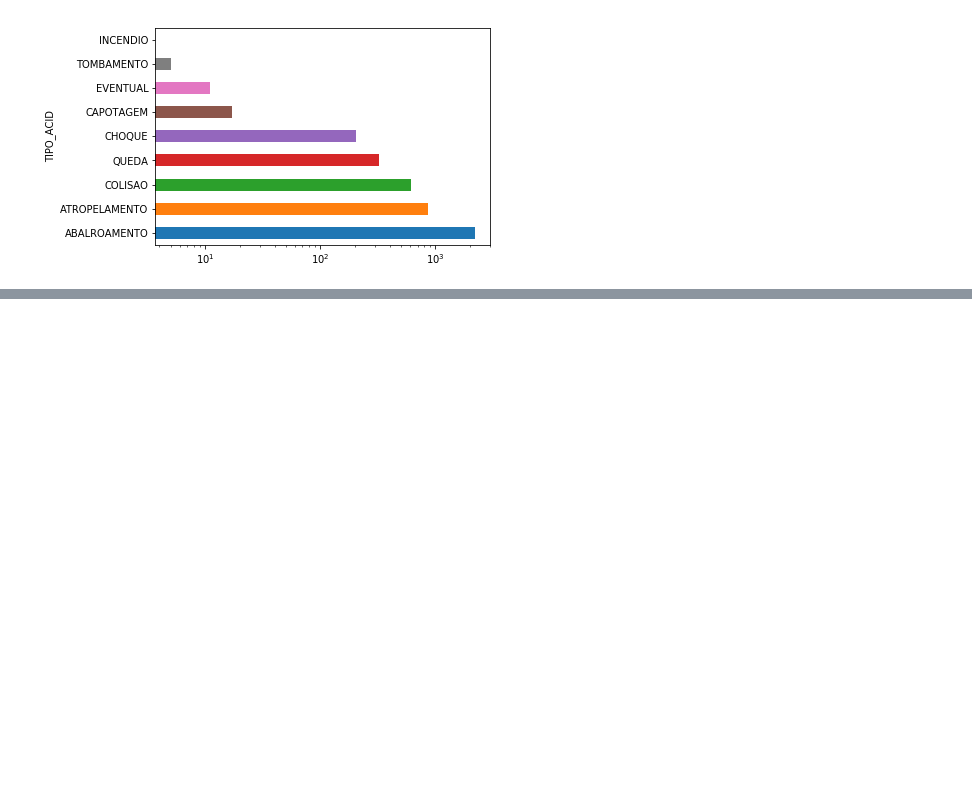
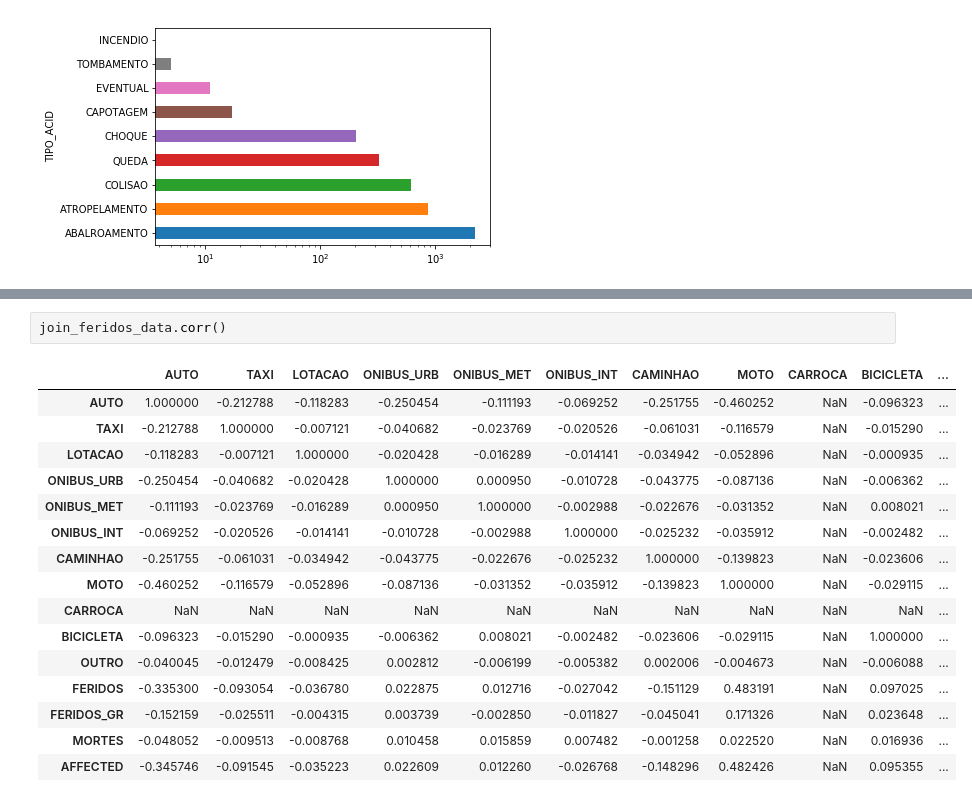
Before and after one commit to if1015-datascience-ufpe/2018-2-projeto-data-lords, a Jupyter notebook: project.ipynb, the cells around one changed output, grey strips where cells are left out. Drawn from its saved outputs; the diff is of its cells as text; blank space fills up the shorter version.

```diff
--- a/project.ipynb
+++ b/project.ipynb
@@ -276,0 +323,19 @@ acident_type_vic.plot.barh(logx=True)
+# %%
+join_feridos_data.corr()
+# %% [output]
+|  | AUTO | TAXI | LOTACAO | ONIBUS_URB | ONIBUS_MET | ONIBUS_INT | CAMINHAO | MOTO | CARROCA | BICICLETA | ... |
+| AUTO | 1.000000 | -0.212788 | -0.118283 | -0.250454 | -0.111193 | -0.069252 | -0.251755 | -0.460252 | NaN | -0.096323 | ... |
+| TAXI | -0.212788 | 1.000000 | -0.007121 | -0.040682 | -0.023769 | -0.020526 | -0.061031 | -0.116579 | NaN | -0.015290 | ... |
+| LOTACAO | -0.118283 | -0.007121 | 1.000000 | -0.020428 | -0.016289 | -0.014141 | -0.034942 | -0.052896 | NaN | -0.000935 | ... |
+| ONIBUS_URB | -0.250454 | -0.040682 | -0.020428 | 1.000000 | 0.000950 | -0.010728 | -0.043775 | -0.087136 | NaN | -0.006362 | ... |
+| ONIBUS_MET | -0.111193 | -0.023769 | -0.016289 | 0.000950 | 1.000000 | -0.002988 | -0.022676 | -0.031352 | NaN | 0.008021 | ... |
+| ONIBUS_INT | -0.069252 | -0.020526 | -0.014141 | -0.010728 | -0.002988 | 1.000000 | -0.025232 | -0.035912 | NaN | -0.002482 | ... |
+| CAMINHAO | -0.251755 | -0.061031 | -0.034942 | -0.043775 | -0.022676 | -0.025232 | 1.000000 | -0.139823 | NaN | -0.023606 | ... |
+| MOTO | -0.460252 | -0.116579 | -0.052896 | -0.087136 | -0.031352 | -0.035912 | -0.139823 | 1.000000 | NaN | -0.029115 | ... |
+| CARROCA | NaN | NaN | NaN | NaN | NaN | NaN | NaN | NaN | NaN | NaN | ... |
+| BICICLETA | -0.096323 | -0.015290 | -0.000935 | -0.006362 | 0.008021 | -0.002482 | -0.023606 | -0.029115 | NaN | 1.000000 | ... |
+| OUTRO | -0.040045 | -0.012479 | -0.008425 | 0.002812 | -0.006199 | -0.005382 | 0.002006 | -0.004673 | NaN | -0.006088 | ... |
+| FERIDOS | -0.335300 | -0.093054 | -0.036780 | 0.022875 | 0.012716 | -0.027042 | -0.151129 | 0.483191 | NaN | 0.097025 | ... |
+| FERIDOS_GR | -0.152159 | -0.025511 | -0.004315 | 0.003739 | -0.002850 | -0.011827 | -0.045041 | 0.171326 | NaN | 0.023648 | ... |
+| MORTES | -0.048052 | -0.009513 | -0.008768 | 0.010458 | 0.015859 | 0.007482 | -0.001258 | 0.022520 | NaN | 0.016936 | ... |
+| AFFECTED | -0.345746 | -0.091545 | -0.035223 | 0.022609 | 0.012260 | -0.026768 | -0.148296 | 0.482426 | NaN | 0.095355 | ... |
```
Also changed, not shown: parts of 20 cells of this notebook, 5 other files.
